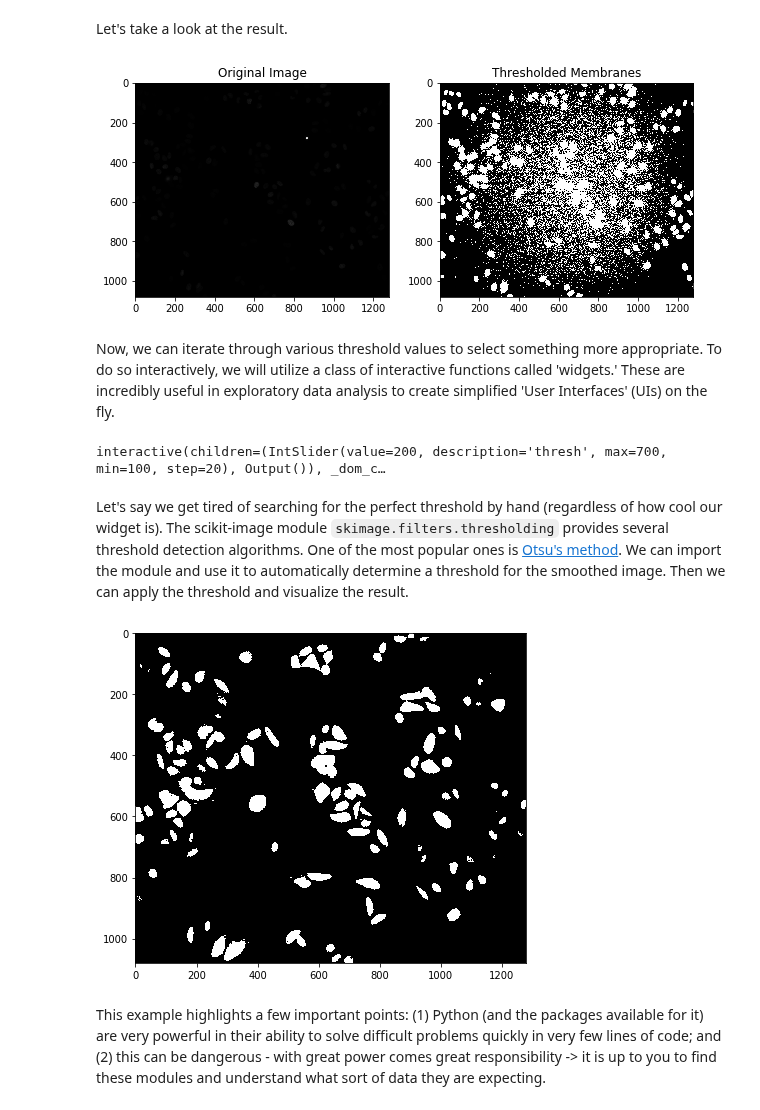
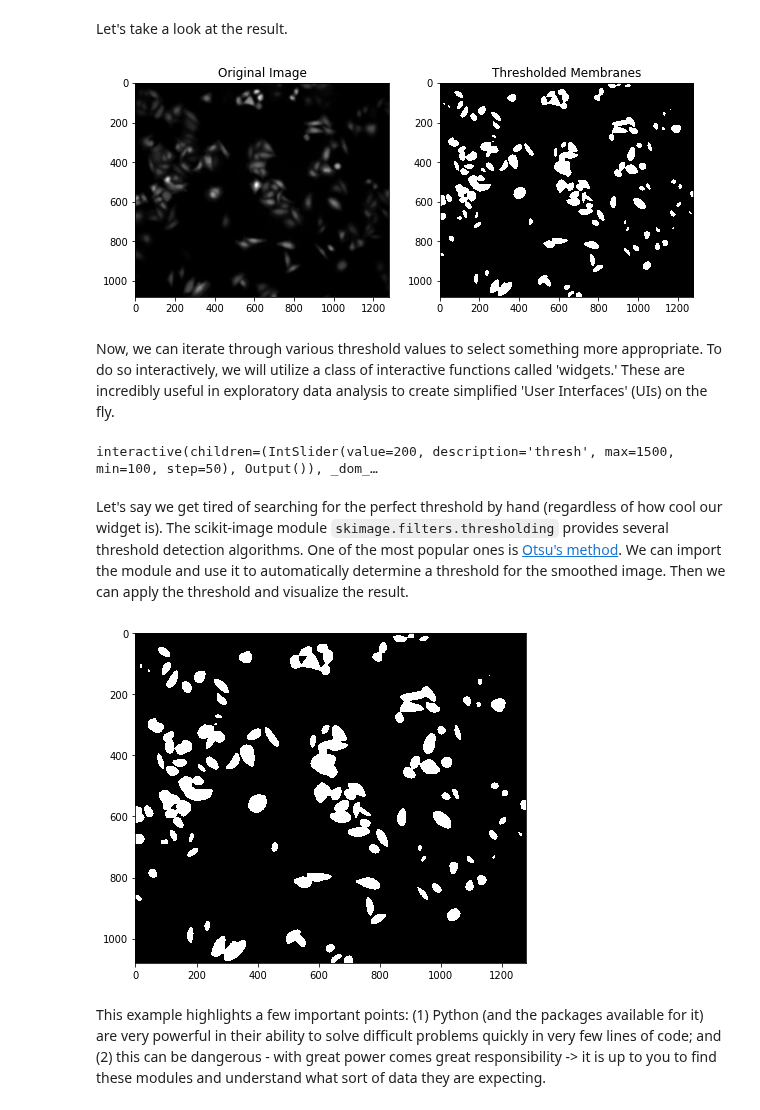
Before and after one commit to vanvalenlab/intro-to-deepcell, a Jupyter notebook: Day2_ImageProcessing.ipynb, the cells around one changed output. Cells and saved outputs as stored; diff of their text form; code cells hidden in the pictures.

```diff
--- a/Day2_ImageProcessing.ipynb
+++ b/Day2_ImageProcessing.ipynb
@@ -190,11 +190,11 @@ Dylan Discussion Here
 ### Manual Thresholding & Threshold Detection
 # %%
 # Create a variable (int) to hold a threshold value, which can be changed later to something more suitable.
-thresh = 200
+thresh = 700
 
 # Recall that relational (Boolean) expressions, such as 'smaller' (<), 'equal' (==) or 'greater or equal' (>=),
 # can be used with numpy arrays to directly assign the result to a new variable.
-mem = img > thresh
+mem = img_smooth > thresh
 
 # Check the dtype of your thresholded image - it should be boolean, meaning an array filled with 'True' and 'False',
 # where 'True' is the foreground (regions above the threshold) and 'False' is the background.
@@ -205,30 +205,30 @@ bool
 Let's take a look at the result.
 # %%
 fig, ax = plt.subplots(1, 2, figsize=(10,7))
-ax[0].imshow(img, interpolation='none', cmap='gray')
+ax[0].imshow(img_smooth, interpolation='none', cmap='gray')
 ax[1].imshow(mem, interpolation='none', cmap='gray')
 ax[0].set_title('Original Image')
 ax[1].set_title('Thresholded Membranes')
 plt.show()
 # %% [output]
-[figure, old version]
+[figure, new version]
 # %% [markdown]
 Now, we can iterate through various threshold values to select something more appropriate. To do so interactively, we will utilize a class of interactive functions called 'widgets.' These are incredibly useful in exploratory data analysis to create simplified 'User Interfaces' (UIs) on the fly.
 # %%
 # Prepare widget
 from ipywidgets import interact
-@interact(thresh=(100,700,20))
+@interact(thresh=(100,1500,50))
 def select_threshold(thresh=200):
 
     # Thresholding
-    mem = img > thresh
+    mem = img_smooth > thresh
 
     # Visualization
     plt.figure(figsize=(7,7))
     plt.imshow(mem, interpolation='none', cmap='gray')
     plt.show()
 # %% [output]
-interactive(children=(IntSlider(value=200, description='thresh', max=700, min=100, step=20), Output()), _dom_c…
+interactive(children=(IntSlider(value=200, description='thresh', max=1500, min=100, step=50), Output()), _dom_…
 # %% [markdown]
 Let's say we get tired of searching for the perfect threshold by hand (regardless of how cool our widget is). The scikit-image module `skimage.filters.thresholding` provides several threshold detection algorithms. One of the most popular ones
 is [Otsu's method](https://en.wikipedia.org/wiki/Otsu%27s_method). We can import the module and use it to automatically
@@ -238,15 +238,15 @@ determine a threshold for the smoothed image. Then we can apply the threshold an
 from skimage.filters.thresholding import threshold_otsu
 
 # Calculate and apply threshold
-thresh = threshold_otsu(img)
-mem = img > thresh
+thresh = threshold_otsu(img_smooth)
+mem = img_smooth > thresh
 
 # Visualization
 plt.figure(figsize=(7,7))
 plt.imshow(mem, interpolation='none', cmap='gray')
 plt.show()
 # %% [output]
-[figure, old version]
+[figure, new version]
 # %% [markdown]
 This example highlights a few important points: (1) Python (and the packages available for it) are very powerful in their ability to solve difficult problems quickly in very few lines of code; and (2) this can be dangerous - with great power comes great responsibility -> it is up to you to find these modules and understand what sort of data they are expecting.
 # %% [markdown]
```
Also changed, not shown: parts of 32 cells of this notebook.
